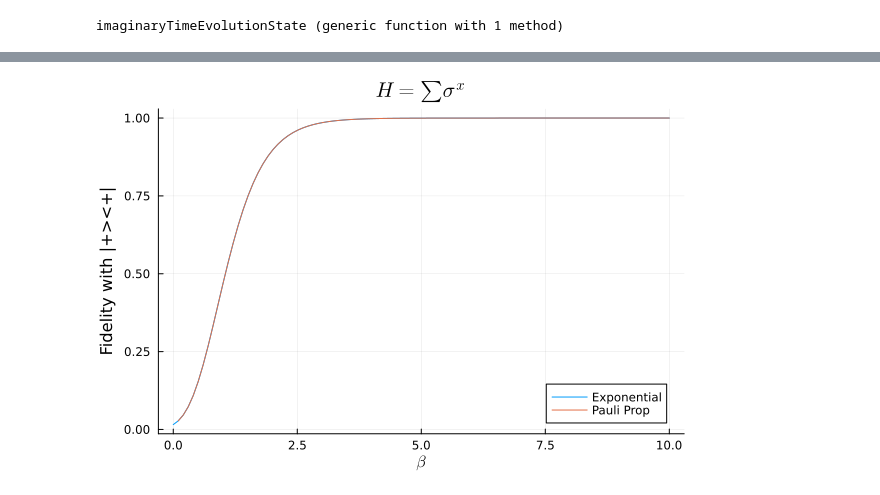
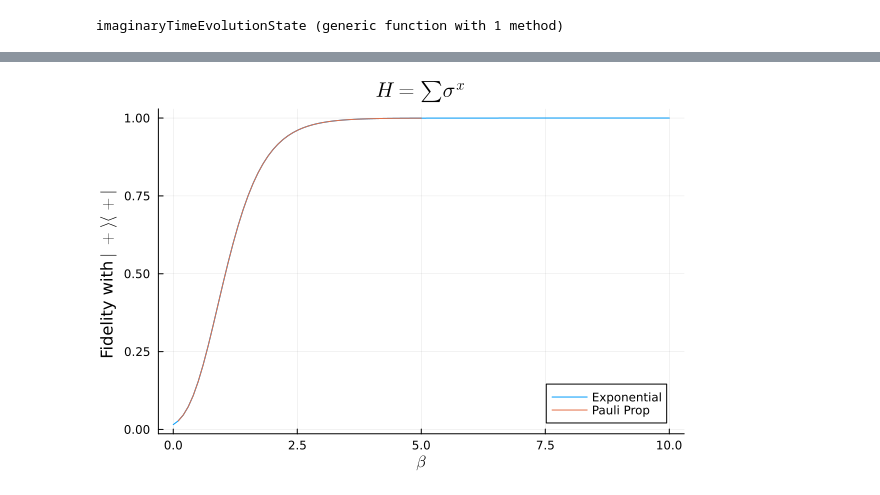
Before and after one commit to wrightjandrew/ImaginaryTimeEvolutionPauliPropagation, a Jupyter notebook: imaginaryTimeEvolution/proof_of_princ_thermal_state_prep (1).ipynb, the cells around one changed output, grey strips where cells are left out. Cells and saved outputs as stored; diff of their text form; code cells hidden in the pictures.

```diff
--- a/imaginaryTimeEvolution/proof_of_princ_thermal_state_prep (1).ipynb
+++ b/imaginaryTimeEvolution/proof_of_princ_thermal_state_prep (1).ipynb
@@ -69,7 +61,7 @@ PauliSum(nqubits: 6, 1 Pauli term:
 # %%
 # Zoe Version
 
-nls = 100
+nls = 50
 
 pstr = PauliString(nq, :I, 1)
 psum = PauliSum(pstr)
@@ -81,15 +73,10 @@ overlapsEvery = Float64[]
 for i in 1:nls
     psum = propagate!(circuit, psum)
     #psumnew = mult!(psum, 1/((2^nq)*getcoeff(psum, :I, 1)))
-    psumEvery = psum*1/(2^nq*getcoeff(psum, :I, 1))
+    psumEvery = psum/(2^nq*getcoeff(psum, :I, 1))
     push!(overlapsEvery, overlapwithplus(psumEvery))
     push!(overlapsEnd, overlapwithplus(psum))
     push!(beta, 0.1*i)
 end
-overlapsEnd = overlapsEnd/(2^nq*getcoeff(psum, :I, 1))
-
-
-
-# println(overlapsEnd)
-# println(overlapsEvery)
+overlapsEnd /= (2^nq*getcoeff(psum, :I, 1))
 # %% [output]
@@ -124,0 +105,12 @@ WARNING: using LinearAlgebra.norm in module Main conflicts with an existing iden
+# %%
+overlapsEnd2 = Float64[]
+for j in 1:50
+    pstr = PauliString(nq, :I, 1)
+    psum = PauliSum(pstr)
+    overlapsEndLoop = Float64[]
+    for i in 1:j
+        psum = propagate!(circuit, psum)
+        push!(overlapsEndLoop, overlapwithplus(psum))
+    end
+    push!(overlapsEnd2, overlapsEndLoop[end]/(2^nq*getcoeff(psum, :I, 1)))
+end
@@ -159,9 +156,14 @@ end
 # %% [output]
 ZMatrix (generic function with 1 method)
 # %%
+# function imaginaryTimeEvolution(nqubits::Int, h::Matrix, beta::Float64)
+#     operator = exp(-beta/2*h)*I(2^nqubits)*exp(-beta/2*h)/(2^nqubits)
+#     return operator/tr(exp(-beta*h))*(2^nqubits)
+# end
+
 function imaginaryTimeEvolution(nqubits::Int, h::Matrix, beta::Float64)
-    operator = exp(-beta/2*h)*I(2^nqubits)*exp(-beta/2*h)/(2^nqubits)
-    return operator/tr(exp(-beta*h))*(2^nqubits)
+    operator = exp(-beta*h)
+    return operator/tr(exp(-beta*h))
 end
 
 function imaginaryTimeEvolutionState(nqubits::Int, h::Matrix, beta::Float64, state::Vector)
@@ -209,13 +210,13 @@ using LaTeXStrings
 # %%
 nq = 6
 beta2 = LinRange(0, 10, 100)
 overlap = Float64[]
 for i in beta2
     density = imaginaryTimeEvolution(nq, H, -i)
     push!(overlap, state'*density*state)
 end
 
-plot(beta2, overlap, ylabel="Fidelity with |+><+|", xlabel=L"\beta", label="Exponential", title=L"H = \sum \sigma^x")
-plot!(beta, overlapsEvery, ylabel="Fidelity with |+><+|", xlabel=L"\beta", label="Pauli Prop", title=L"H = \sum \sigma^x")
+plot(beta2, overlap, ylabel=L"Fidelity with $|+\rangle \leftangle+|$", xlabel=L"\beta",  label="Exponential", title=L"H = \sum \sigma^x")
+plot!(beta, overlapsEvery, ylabel=L"Fidelity with $|+\rangle \leftangle+|$", xlabel=L"\beta", label="Pauli Prop", title=L"H = \sum \sigma^x")
 # %% [output]
-[figure, old version]
+[figure, new version]
```
Also changed, not shown: parts of 16 cells of this notebook, 2 other files.
